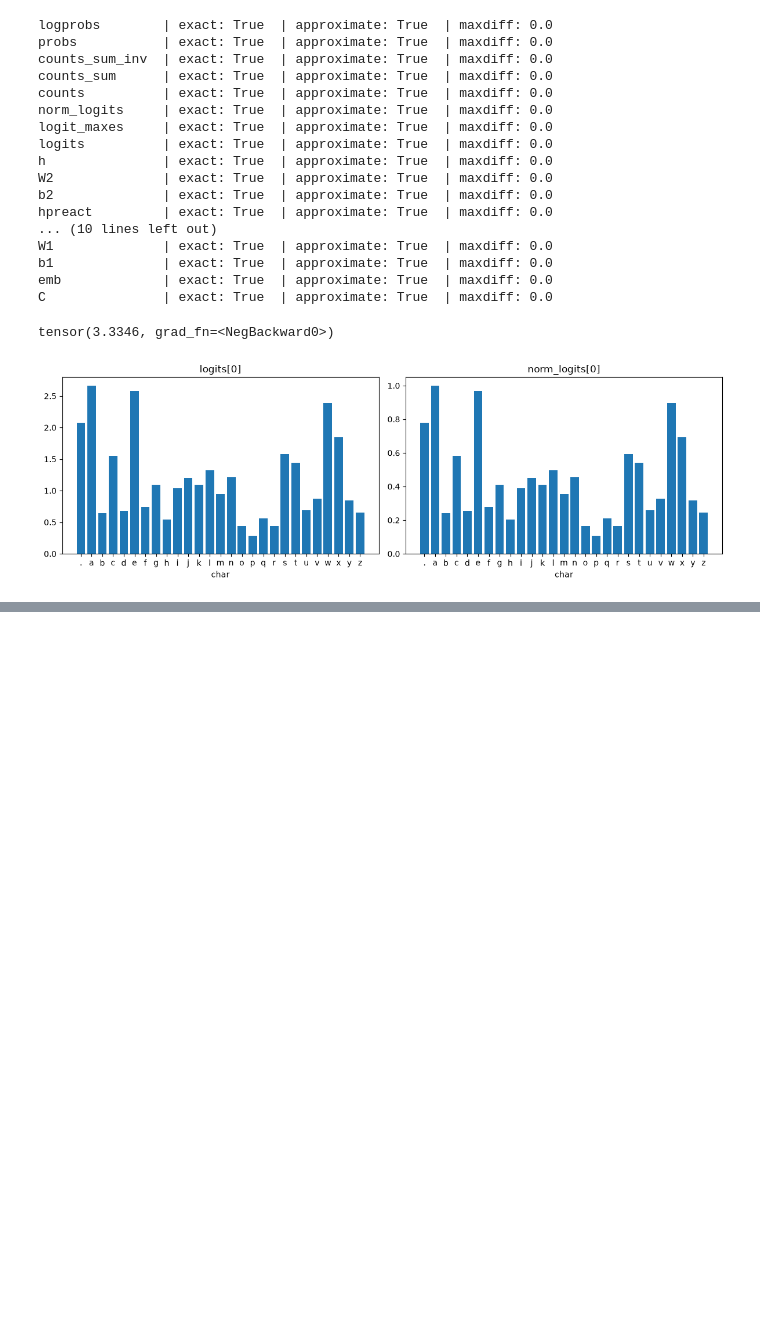
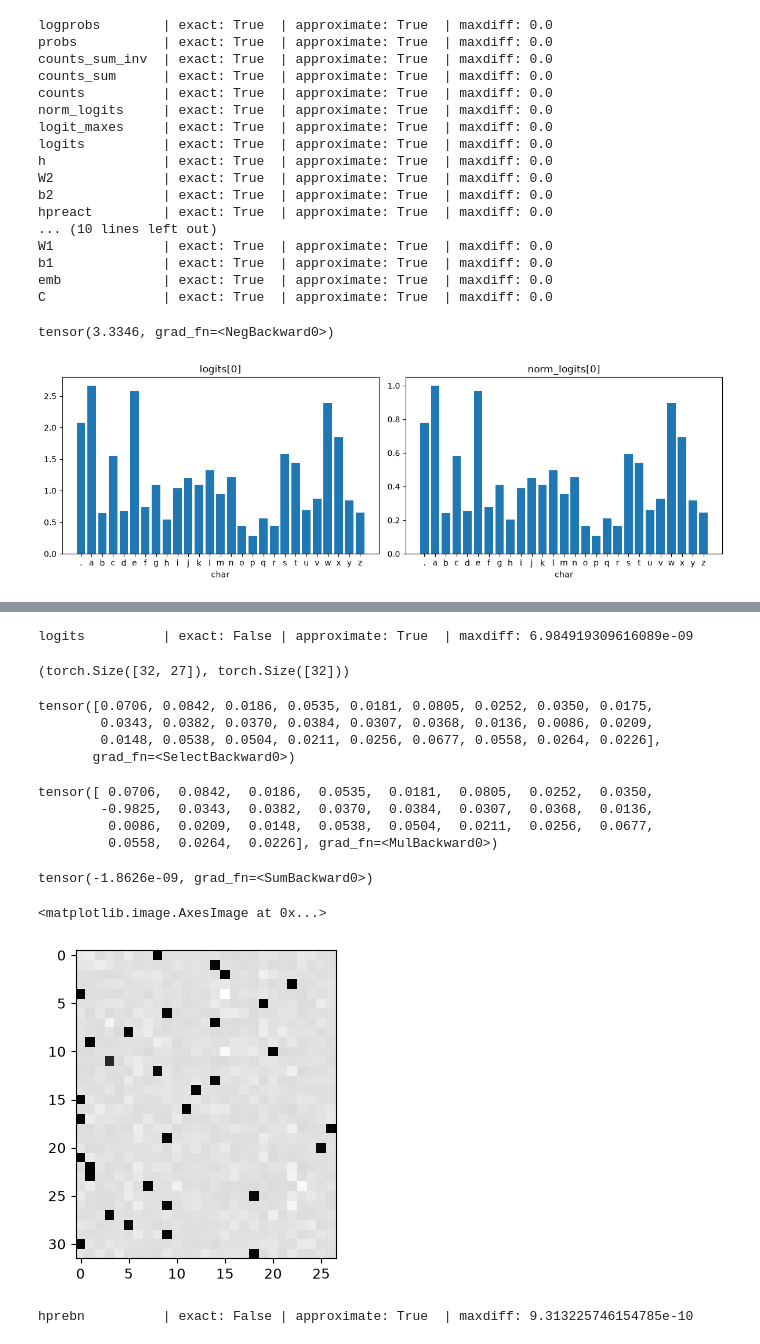
Before and after one commit to alplegue/PlayBERT, a Jupyter notebook: ZeroToHero/makemore/build_makemore_backprop_ninja.ipynb, the cells around one changed output, grey strips where cells are left out. Drawn from its saved outputs; the diff is of its cells as text; code cells hidden in the pictures; blank space fills up the shorter version.

Commit message:
lot of backprop learnt, .backwards() makes it easier ;)

```diff
--- a/ZeroToHero/makemore/build_makemore_backprop_ninja.ipynb
+++ b/ZeroToHero/makemore/build_makemore_backprop_ninja.ipynb
@@ -313,10 +315,44 @@ print(loss_fast.item(), 'diff:', (loss_fast - loss).item())
 
 # -----------------
 # YOUR CODE HERE :)
-dlogits = None # TODO. my solution is 3 lines
+
+
+dlogits = F.softmax(logits, 1)
+dlogits[range(n), Yb] -= 1
+dlogits /= n
 # -----------------
 
-#cmp('logits', dlogits, logits) # I can only get approximate to be true, my maxdiff is 6e-9
+cmp('logits', dlogits, logits) # I can only get approximate to be true, my maxdiff is 6e-9
+# %% [output]
+logits          | exact: False | approximate: True  | maxdiff: 6.984919309616089e-09
+# %%
+logits.shape, Yb.shape
+# %% [output]
+(torch.Size([32, 27]), torch.Size([32]))
+# %%
+F.softmax(logits, 1)[0]
+# %% [output]
+tensor([0.0706, 0.0842, 0.0186, 0.0535, 0.0181, 0.0805, 0.0252, 0.0350, 0.0175,
+        0.0343, 0.0382, 0.0370, 0.0384, 0.0307, 0.0368, 0.0136, 0.0086, 0.0209,
+        0.0148, 0.0538, 0.0504, 0.0211, 0.0256, 0.0677, 0.0558, 0.0264, 0.0226],
+       grad_fn=<SelectBackward0>)
+# %%
+dlogits[0] * n
+# %% [output]
+tensor([ 0.0706,  0.0842,  0.0186,  0.0535,  0.0181,  0.0805,  0.0252,  0.0350,
+        -0.9825,  0.0343,  0.0382,  0.0370,  0.0384,  0.0307,  0.0368,  0.0136,
+         0.0086,  0.0209,  0.0148,  0.0538,  0.0504,  0.0211,  0.0256,  0.0677,
+         0.0558,  0.0264,  0.0226], grad_fn=<MulBackward0>)
+# %%
+dlogits[0].sum()
+# %% [output]
+tensor(-1.8626e-09, grad_fn=<SumBackward0>)
+# %%
+plt.figure(figsize=(4, 4))
+plt.imshow(dlogits.detach(), cmap='gray')
+# %% [output]
+<matplotlib.image.AxesImage at 0x...>
+[figure, added]
 # %%
 # Exercise 3: backprop through batchnorm but all in one go
 # to complete this challenge look at the mathematical expression of the output of batchnorm,
@@ -356,10 +392,12 @@ print('max diff:', (hpreact_fast - hpreact).abs().max())
 
 # -----------------
 # YOUR CODE HERE :)
-dhprebn = None # TODO. my solution is 1 (long) line
+dhprebn = dhprebn = bngain*bnvar_inv/n * (n*dhpreact - dhpreact.sum(0) - n/(n-1)*bnraw*(dhpreact*bnraw).sum(0))
 # -----------------
 
 cmp('hprebn', dhprebn, hprebn) # I can only get approximate to be true, my maxdiff is 9e-10
+# %% [output]
+hprebn          | exact: False | approximate: True  | maxdiff: 9.313225746154785e-10
 # %%
 # Exercise 4: putting it all together!
 # Train the MLP neural net with your own backward pass
```
Also changed, not shown: parts of 6 cells of this notebook.
